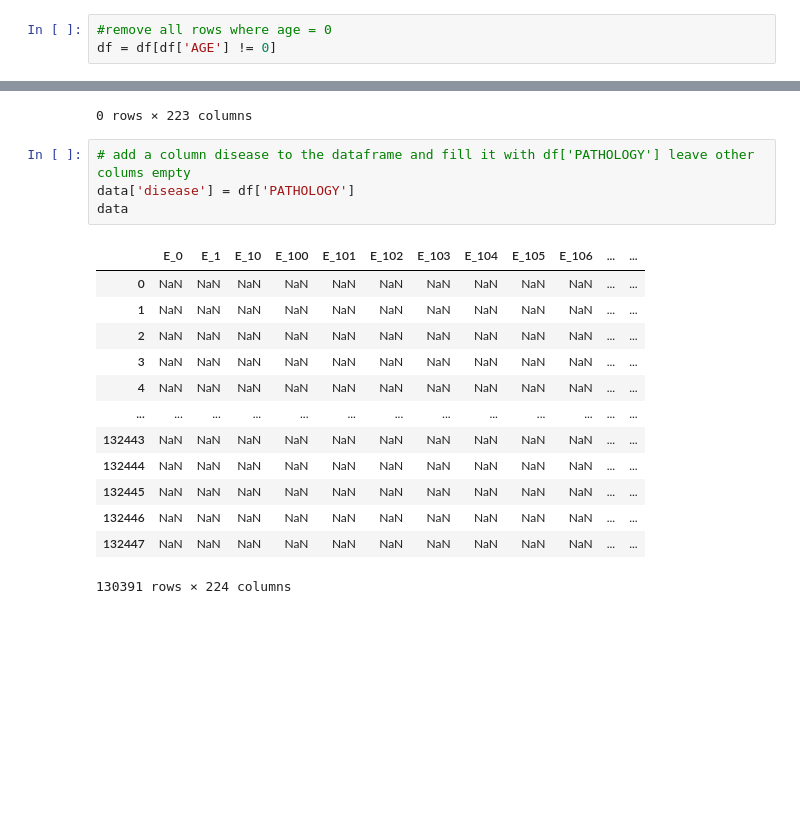
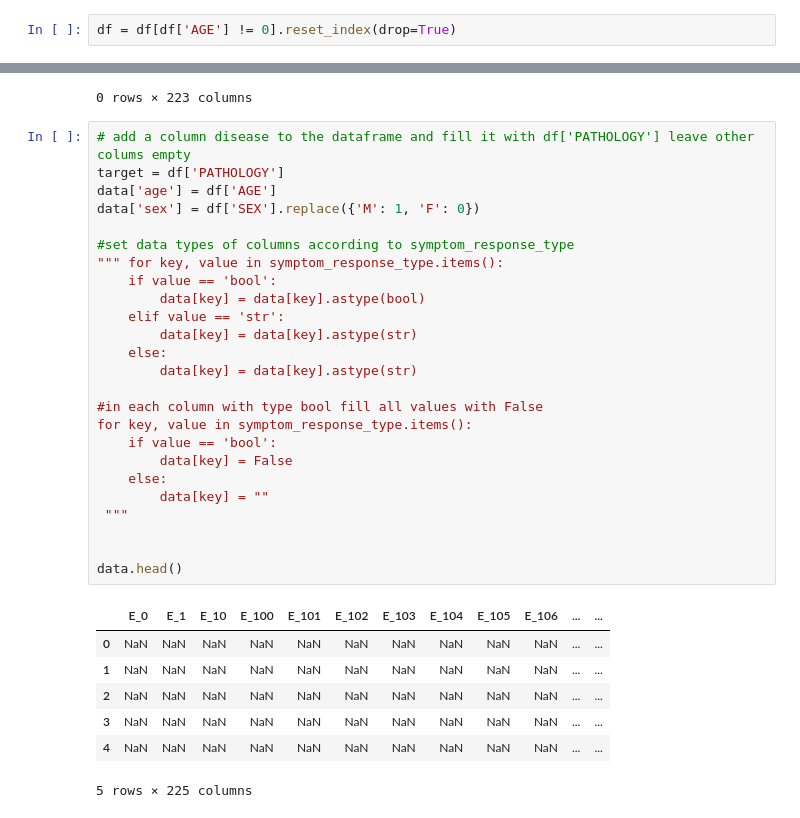
Before and after one commit to antil-samarth/Disease-prediction, a Jupyter notebook: head.ipynb, the cells around one changed output, grey strips where cells are left out. Cells and saved outputs as stored; diff of their text form; blank space fills up the shorter version.

```diff
--- a/head.ipynb
+++ b/head.ipynb
@@ -236,6 +282,5 @@ sns.lineplot(x='AGE', y='AGE', data=df, estimator=lambda x: len(x))
-# %%
-#remove all rows where age = 0
-df = df[df['AGE'] != 0]
+# %%
+df = df[df['AGE'] != 0].reset_index(drop=True)
 # %%
 plt.figure(figsize=(20, 10))
 sns.lineplot(x='AGE', y='AGE', data=df, estimator=lambda x: len(x))
@@ -256,21 +302,36 @@ data
 # %% [output]
 |  | E_0 | E_1 | E_10 | E_100 | E_101 | E_102 | E_103 | E_104 | E_105 | E_106 | ... | ... |
 0 rows × 223 columns
-# %%
-# add a column disease to the dataframe and fill it with df['PATHOLOGY'] leave other colums empty
-data['disease'] = df['PATHOLOGY']
-data
-# %% [output]
-|  | E_0 | E_1 | E_10 | E_100 | E_101 | E_102 | E_103 | E_104 | E_105 | E_106 | ... | ... |
-| 0 | NaN | NaN | NaN | NaN | NaN | NaN | NaN | NaN | NaN | NaN | ... | ... |
-| 1 | NaN | NaN | NaN | NaN | NaN | NaN | NaN | NaN | NaN | NaN | ... | ... |
-| 2 | NaN | NaN | NaN | NaN | NaN | NaN | NaN | NaN | NaN | NaN | ... | ... |
-| 3 | NaN | NaN | NaN | NaN | NaN | NaN | NaN | NaN | NaN | NaN | ... | ... |
-| 4 | NaN | NaN | NaN | NaN | NaN | NaN | NaN | NaN | NaN | NaN | ... | ... |
-| ... | ... | ... | ... | ... | ... | ... | ... | ... | ... | ... | ... | ... |
-| 132443 | NaN | NaN | NaN | NaN | NaN | NaN | NaN | NaN | NaN | NaN | ... | ... |
-| 132444 | NaN | NaN | NaN | NaN | NaN | NaN | NaN | NaN | NaN | NaN | ... | ... |
-| 132445 | NaN | NaN | NaN | NaN | NaN | NaN | NaN | NaN | NaN | NaN | ... | ... |
-| 132446 | NaN | NaN | NaN | NaN | NaN | NaN | NaN | NaN | NaN | NaN | ... | ... |
-| 132447 | NaN | NaN | NaN | NaN | NaN | NaN | NaN | NaN | NaN | NaN | ... | ... |
-130391 rows × 224 columns
+# %%
+# add a column disease to the dataframe and fill it with df['PATHOLOGY'] leave other colums empty
+target = df['PATHOLOGY']
+data['age'] = df['AGE']
+data['sex'] = df['SEX'].replace({'M': 1, 'F': 0})
+
+#set data types of columns according to symptom_response_type
+""" for key, value in symptom_response_type.items():
+    if value == 'bool':
+        data[key] = data[key].astype(bool)
+    elif value == 'str':
+        data[key] = data[key].astype(str)
+    else:
+        data[key] = data[key].astype(str)
+
+#in each column with type bool fill all values with False
+for key, value in symptom_response_type.items():
+    if value == 'bool':
+        data[key] = False
+    else:
+        data[key] = ""
+ """
+
+
+data.head()
+# %% [output]
+|  | E_0 | E_1 | E_10 | E_100 | E_101 | E_102 | E_103 | E_104 | E_105 | E_106 | ... | ... |
+| 0 | NaN | NaN | NaN | NaN | NaN | NaN | NaN | NaN | NaN | NaN | ... | ... |
+| 1 | NaN | NaN | NaN | NaN | NaN | NaN | NaN | NaN | NaN | NaN | ... | ... |
+| 2 | NaN | NaN | NaN | NaN | NaN | NaN | NaN | NaN | NaN | NaN | ... | ... |
+| 3 | NaN | NaN | NaN | NaN | NaN | NaN | NaN | NaN | NaN | NaN | ... | ... |
+| 4 | NaN | NaN | NaN | NaN | NaN | NaN | NaN | NaN | NaN | NaN | ... | ... |
+5 rows × 225 columns
```
Also changed, not shown: parts of 24 cells of this notebook, 2 other files.
